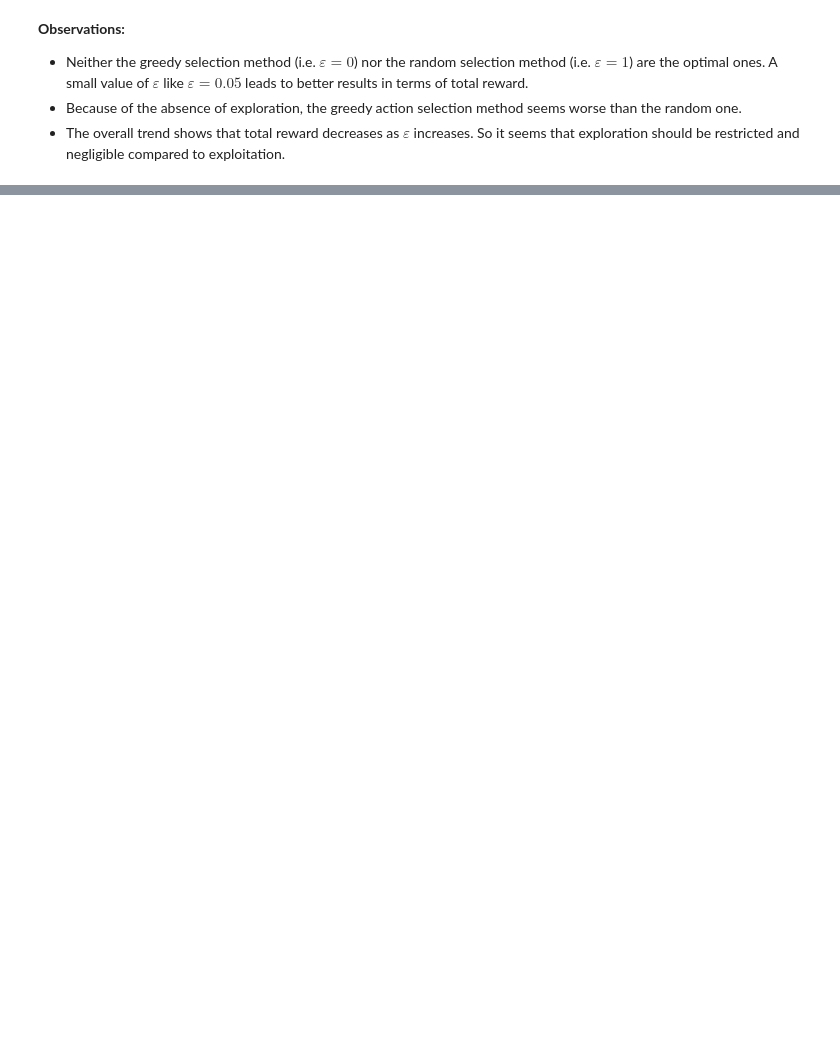
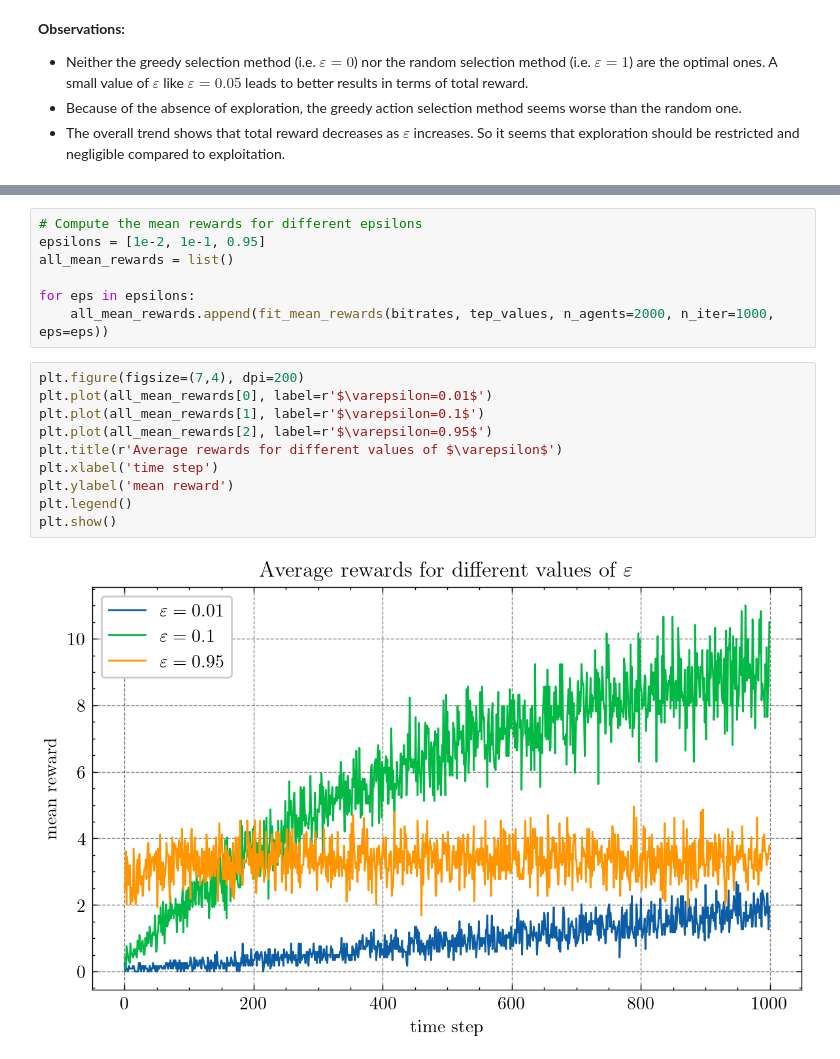
Before and after one commit to ThomasAussagues/uwa_reinforcement_learning, a Jupyter notebook: tep_vs_snr_stationary.ipynb, the cells around one changed output, grey strips where cells are left out. Drawn from its saved outputs; the diff is of its cells as text; blank space fills up the shorter version.

Commit message:
Average rewards experience added

```diff
--- a/tep_vs_snr_stationary.ipynb
+++ b/tep_vs_snr_stationary.ipynb
@@ -107,0 +186,19 @@ Optimal computed epsilon: 0.030
+# %%
+# Compute the mean rewards for different epsilons
+epsilons = [1e-2, 1e-1, 0.95]
+all_mean_rewards = list()
+
+for eps in epsilons:
+    all_mean_rewards.append(fit_mean_rewards(bitrates, tep_values, n_agents=2000, n_iter=1000, eps=eps))
+# %%
+plt.figure(figsize=(7,4), dpi=200)
+plt.plot(all_mean_rewards[0], label=r'$\varepsilon=0.01$')
+plt.plot(all_mean_rewards[1], label=r'$\varepsilon=0.1$')
+plt.plot(all_mean_rewards[2], label=r'$\varepsilon=0.95$')
+plt.title(r'Average rewards for different values of $\varepsilon$')
+plt.xlabel('time step')
+plt.ylabel('mean reward')
+plt.legend()
+plt.show()
+# %% [output]
+[figure, added]
```
Also changed, not shown: parts of 9 cells of this notebook.
